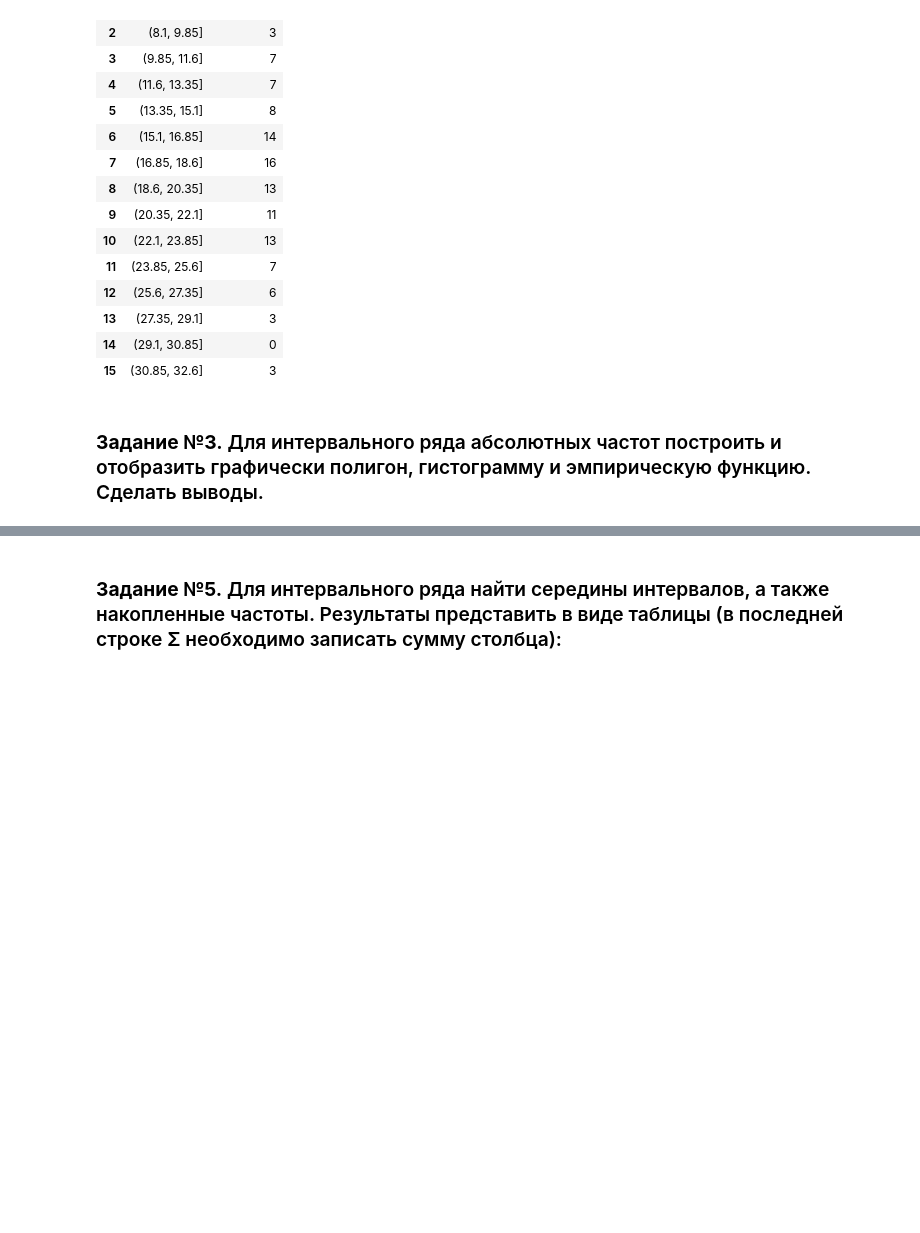
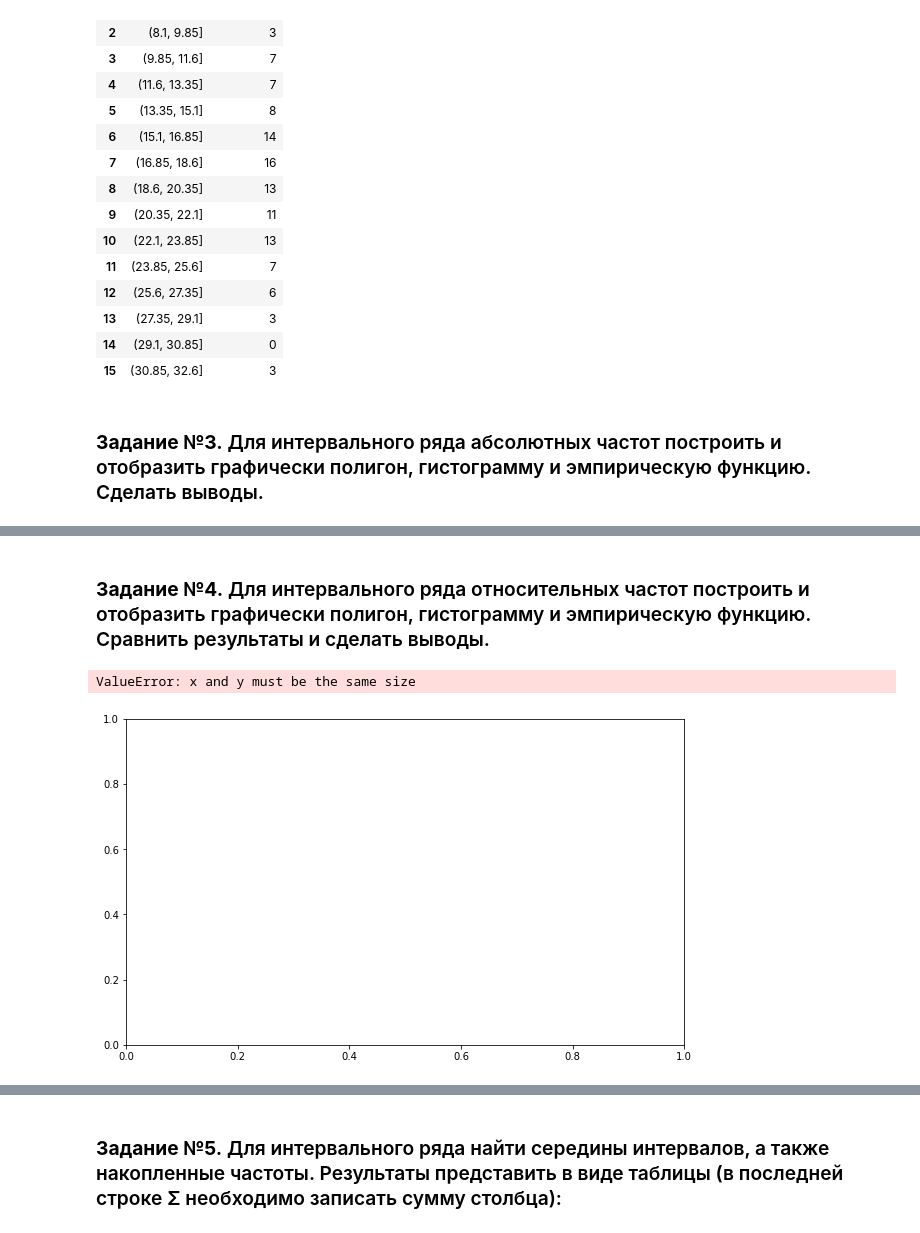
Before and after one commit to SelesPurple/statan, a Jupyter notebook: task.ipynb, the cells around one changed output, grey strips where cells are left out. Saved outputs shown, nothing was run; the diff lists cells and outputs as text; code cells hidden in the pictures; blank space fills up the shorter version.

```diff
--- a/task.ipynb
+++ b/task.ipynb
@@ -172,3 +192,24 @@ plt.show()
+# %% [markdown]
+### **Задание №4.** Для интервального ряда относительных частот построить и отобразить графически полигон, гистограмму и эмпирическую функцию. Сравнить результаты и сделать выводы.
+# %%
+selection_interval["relative_freq"] = selection_interval["frequency"]/accumulated_freq[-1]
+accumulated_relative_freq = [0]
+for i in range(len(selection_interval)):
+    accumulated_relative_freq.append(accumulated_relative_freq[-1] + selection_interval["relative_freq"][i])
+right_values = []
+for i in range(len(selection_interval)):
+    right_values.append(selection_interval["interval"][i].right)
+fig, ax = plt.subplots(figsize=(10, 6))
+ax.scatter(right_values, accumulated_relative_freq, color="purple")
+plt.plot(right_values, accumulated_relative_freq, color="purple")
+plt.xticks(right_values)
+plt.title("Полигон относительных частот")
+plt.xlabel("VALUES")
+plt.ylabel("FRAQUENCY")
+plt.show()
+# %% [output]
+ValueError: x and y must be the same size
+[figure, added]
 # %%
 selection_interval["relative_freq"] = selection_interval["frequency"]/accumulated_freq[-1]
 accumulated_relative_freq = [0]
```
Also changed, not shown: parts of 9 cells of this notebook.
